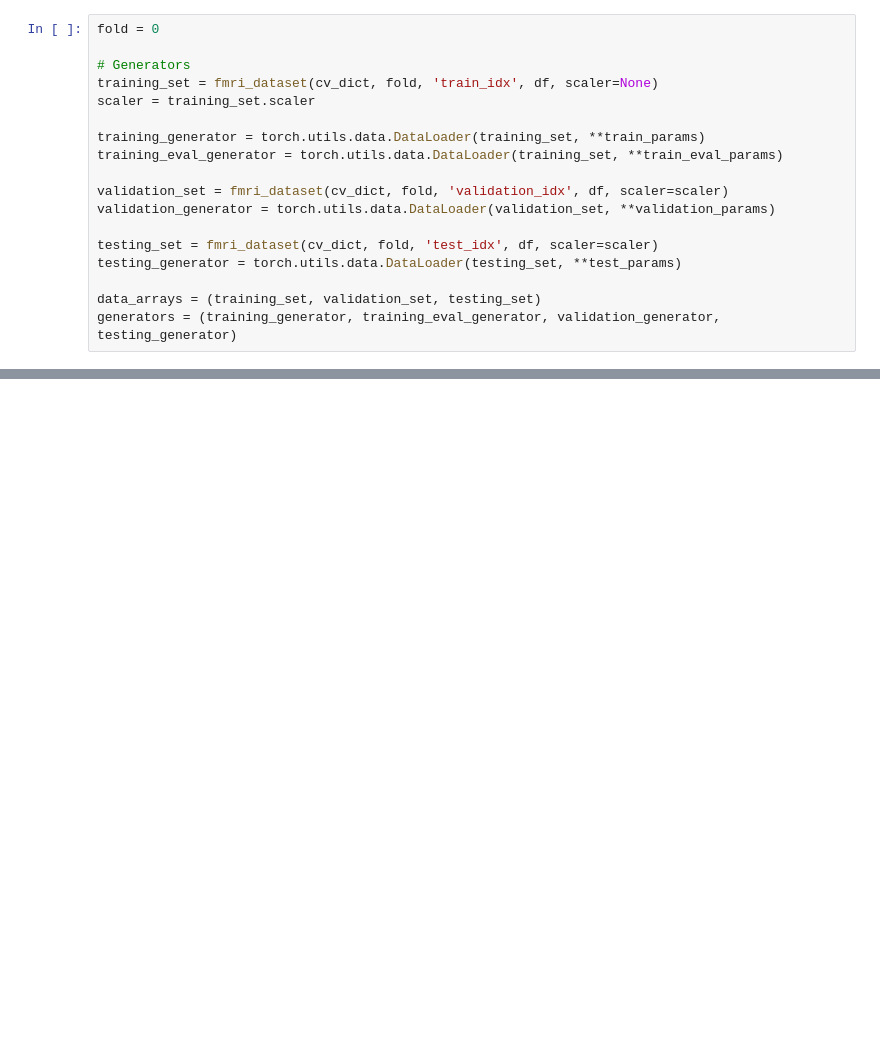
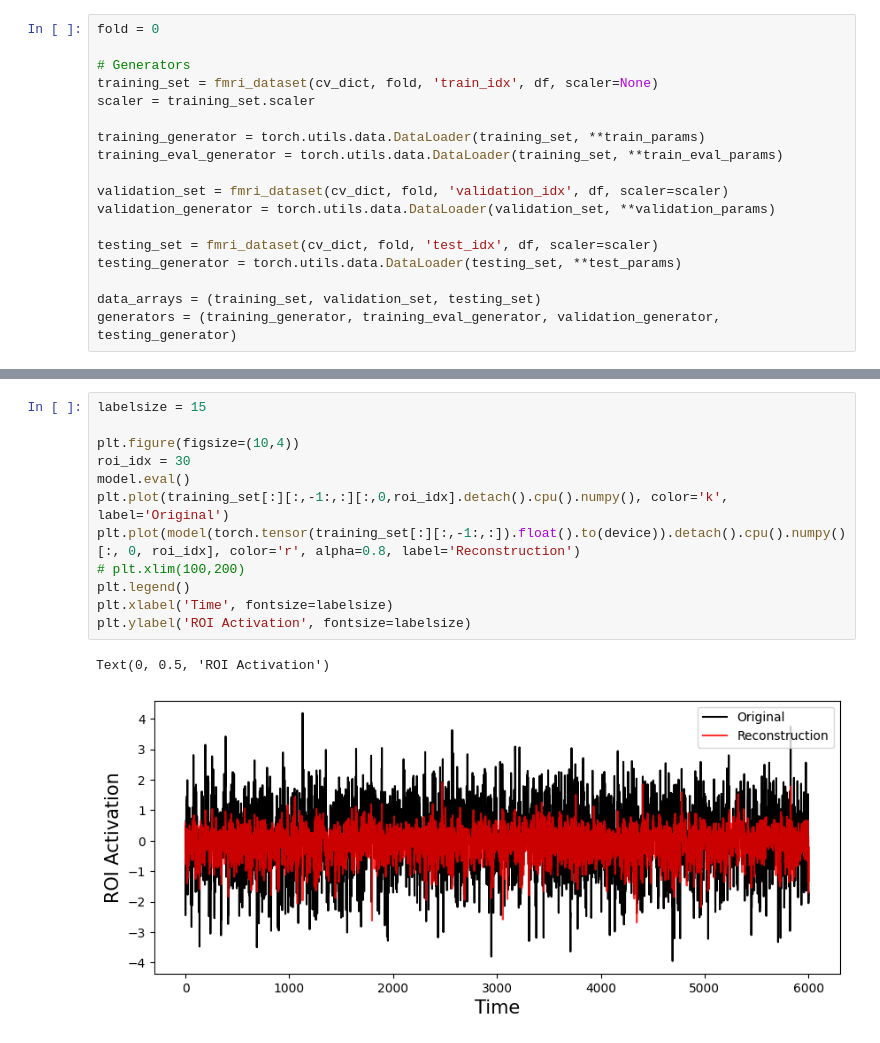
Before and after one commit to ntolley/metanets, a Jupyter notebook: notebooks/train_autoencoder.ipynb, the cells around one changed output, grey strips where cells are left out. Drawn from its saved outputs; the diff is of its cells as text; blank space fills up the shorter version.

```diff
--- a/notebooks/train_autoencoder.ipynb
+++ b/notebooks/train_autoencoder.ipynb
@@ -314,0 +299,15 @@ Text(0, 0.5, 'ROI Activation')
+# %%
+labelsize = 15
+
+plt.figure(figsize=(10,4))
+roi_idx = 30
+model.eval()
+plt.plot(training_set[:][:,-1:,:][:,0,roi_idx].detach().cpu().numpy(), color='k', label='Original')
+plt.plot(model(torch.tensor(training_set[:][:,-1:,:]).float().to(device)).detach().cpu().numpy()[:, 0, roi_idx], color='r', alpha=0.8, label='Reconstruction')
+# plt.xlim(100,200)
+plt.legend()
+plt.xlabel('Time', fontsize=labelsize)
+plt.ylabel('ROI Activation', fontsize=labelsize)
+# %% [output]
+Text(0, 0.5, 'ROI Activation')
+[figure, added]
```
Also changed, not shown: parts of 7 cells of this notebook, 2 other files.
